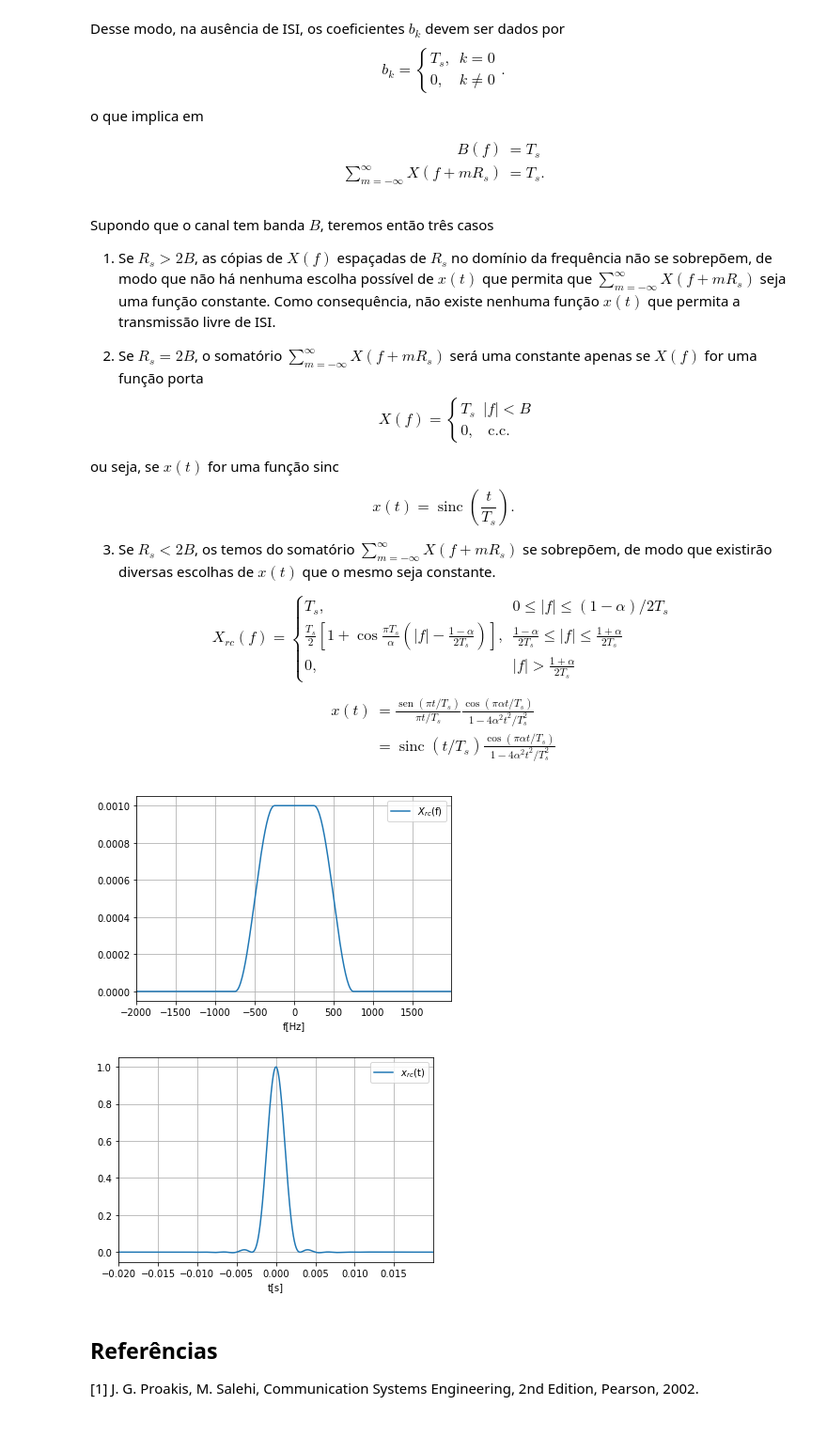
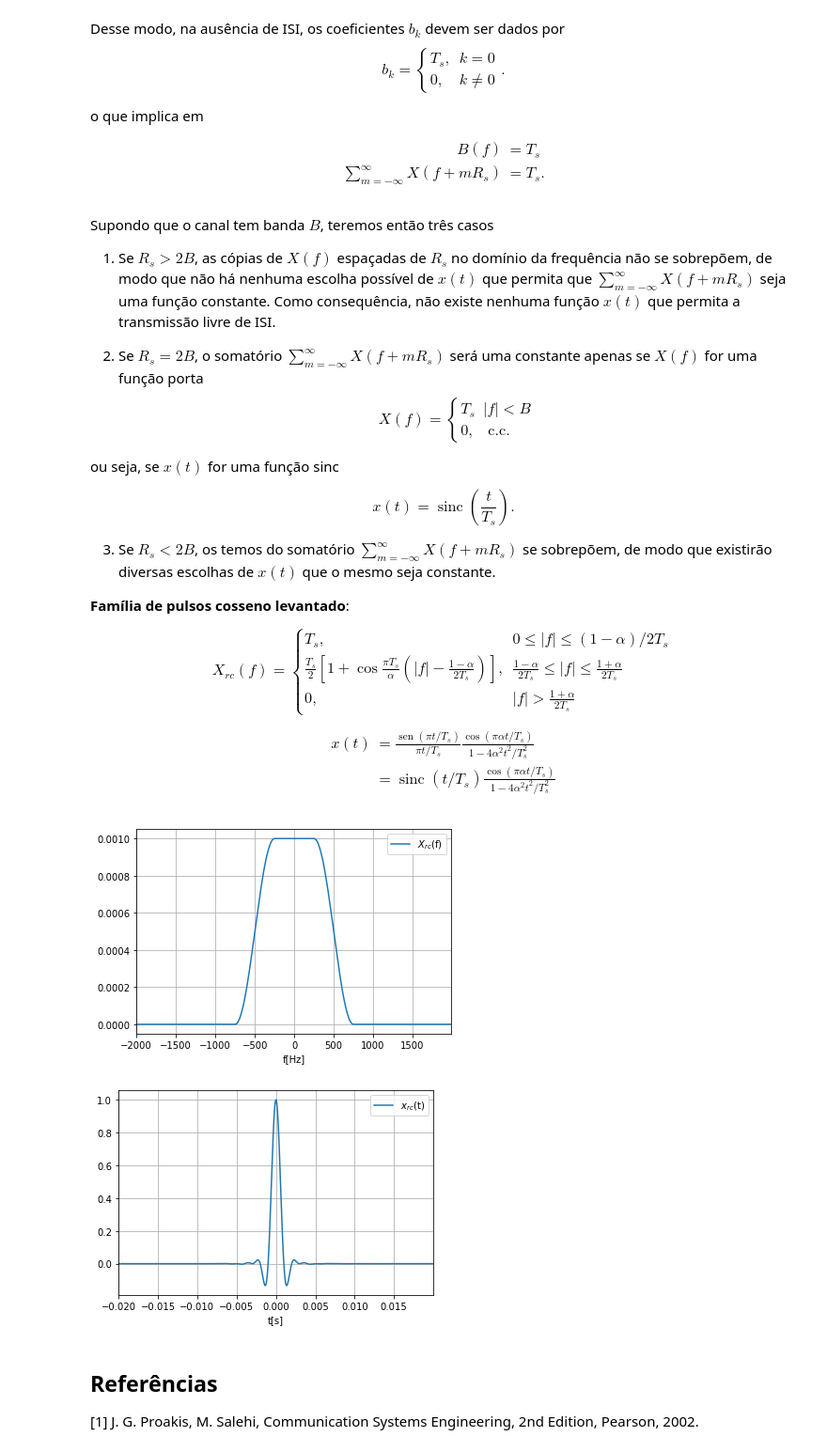
Before and after one commit to edsonportosilva/TDI, a Jupyter notebook: jupyter/4 - Transmissão digital em canais limitados em banda.ipynb, the cells around one changed output. Shown at 94% size. Cells and saved outputs as stored; diff of their text form; code cells hidden in the pictures.

```diff
--- a/jupyter/4 - Transmissão digital em canais limitados em banda.ipynb
+++ b/jupyter/4 - Transmissão digital em canais limitados em banda.ipynb
@@ -428,6 +428,8 @@ $$
 3. Se $R_s < 2B$, os temos do somatório $\sum_{m=-\infty}^{\infty} X(f+m R_s)$ se sobrepõem, de modo que existirão diversas escolhas de $x(t)$ que o mesmo seja constante.
 
 
+**Família de pulsos cosseno levantado**:
+
 $$
 \begin{equation}
 X_{r c}(f)= \begin{cases}T_s, & 0 \leq|f| \leq(1-\alpha) / 2 T_s \\ \frac{T_s}{2}\left[1+\cos \frac{\pi T_s}{\alpha}\left(|f|-\frac{1-\alpha}{2 T_s}\right)\right], & \frac{1-\alpha}{2 T_s} \leq|f| \leq \frac{1+\alpha}{2 T_s} \\ 0, & |f|>\frac{1+\alpha}{2 T_s}\end{cases}
@@ -443,27 +445,27 @@ $$
 # %%
 Rs = 1000
 Ts = 1/Rs
 α = 0.5
 π = sp.pi
 
 f, t = sp.symbols('f, t', real=True)
 
 X = sp.Piecewise((0, ( f  <= -(1 + α)/(2*Ts) ) ),
                   ((Ts/2)*(1 + sp.cos(π*Ts/α*(sp.Abs(f)-(1-α)/(2*Ts)))), ( f  > -(1 + α)/(2*Ts) )&( f <= -(1-α)/(2*Ts)  ) ) ,
                   (Ts, ( f  > -(1-α)/(2*Ts) )&( f <= (1-α)/(2*Ts))  ) ,
                   ((Ts/2)*(1 + sp.cos(π*Ts/α*(sp.Abs(f)-(1-α)/(2*Ts)))), ( f  > (1-α)/(2*Ts) )&( f <= (1+α)/(2*Ts))  ),
                   (0, ( f  > (1+α)/(2*Ts) ) ) )
 
-x = sp.sinc(t/Ts)*sp.cos(π*α*t/Ts)/(1-4*α**2*t**2/Ts**2)
+x = sp.sinc(π*t/Ts)*sp.cos(π*α*t/Ts)/(1-4*α**2*t**2/Ts**2)
 
 finterval = np.arange(-2, 2, 0.01)*(1/Ts)
 symplot(f, X, finterval, '$X_{rc}$(f)', xlabel = 'f[Hz]');
 
 tinterval = np.arange(-20, 20, 0.01)*Ts
 symplot(t, x, tinterval, '$x_{rc}$(t)', xlabel = 't[s]');
 # %% [output]
 [figure]
-[figure, old version]
+[figure, new version]
 # %% [markdown]
 ## Referências
 
```
Also changed, not shown: 1 other file.
